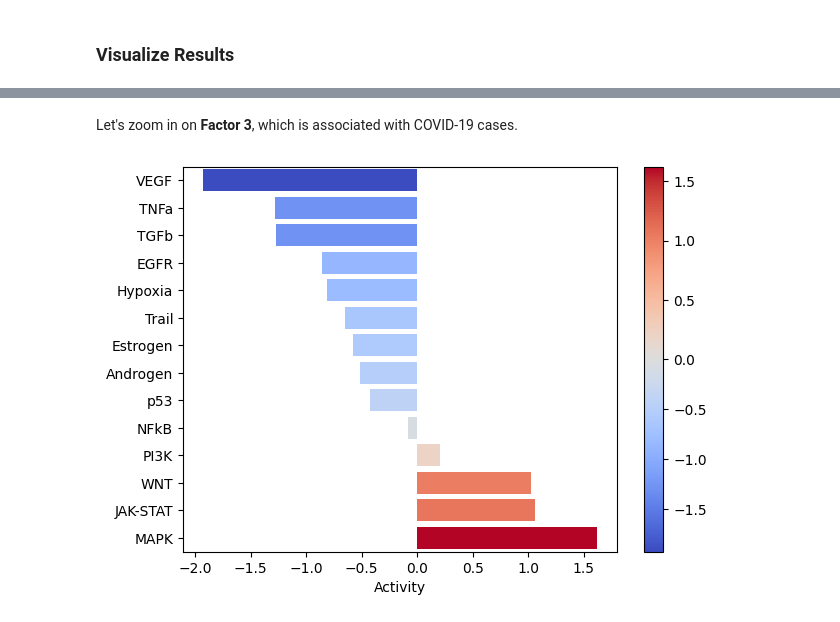
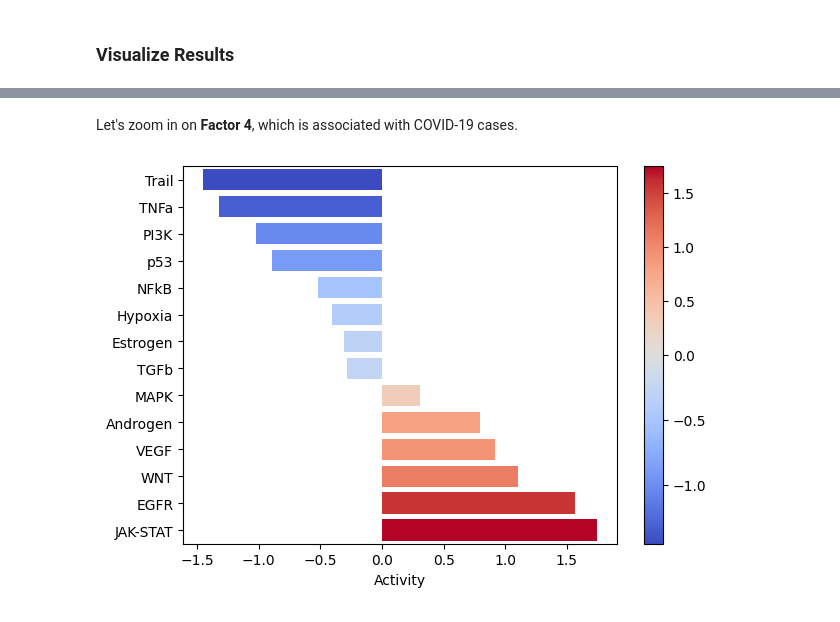
Before and after one commit to saezlab/ccc_protocols, a Jupyter notebook: notebooks/ccc_python/06-Functional-Footprinting.ipynb, the cells around one changed output, grey strips where cells are left out. Saved outputs shown, nothing was run; the diff lists cells and outputs as text; code cells hidden in the pictures.

```diff
--- a/notebooks/ccc_python/06-Functional-Footprinting.ipynb
+++ b/notebooks/ccc_python/06-Functional-Footprinting.ipynb
@@ -179,7 +179,6 @@ We will now use the `decoupler-py` package to perform the analysis.
 estimate, pvals =  dc.run_mlm(lr_loadings.transpose(),
                               lr_progeny,
                               source="source",
-                              target="interaction",
-                              use_raw=False)
+                              target="interaction")
 # %% [markdown]
 ### Visualize Results
@@ -191,13 +190,13 @@ plt.savefig(output_folder + '/PROGENy.pdf', dpi=300, bbox_inches='tight')
 # %% [markdown]
-Let's zoom in on **Factor 3**, which is associated with COVID-19 cases.
+Let's zoom in on **Factor 4**, which is associated with COVID-19 cases.
 # %%
-selected_factor = 'Factor 3'
+selected_factor = 'Factor 4'
 
 dc.plot_barplot(estimate,
                 selected_factor,
                 vertical=True,
                 cmap='coolwarm',
                 save=output_folder + '/PROGENy-{}.pdf'.format(selected_factor.replace(' ', '-')))
 # %% [output]
-[figure, old version]
+[figure, new version]
 # %% [markdown]
```
Also changed, not shown: parts of 8 cells of this notebook, 3 other files.
